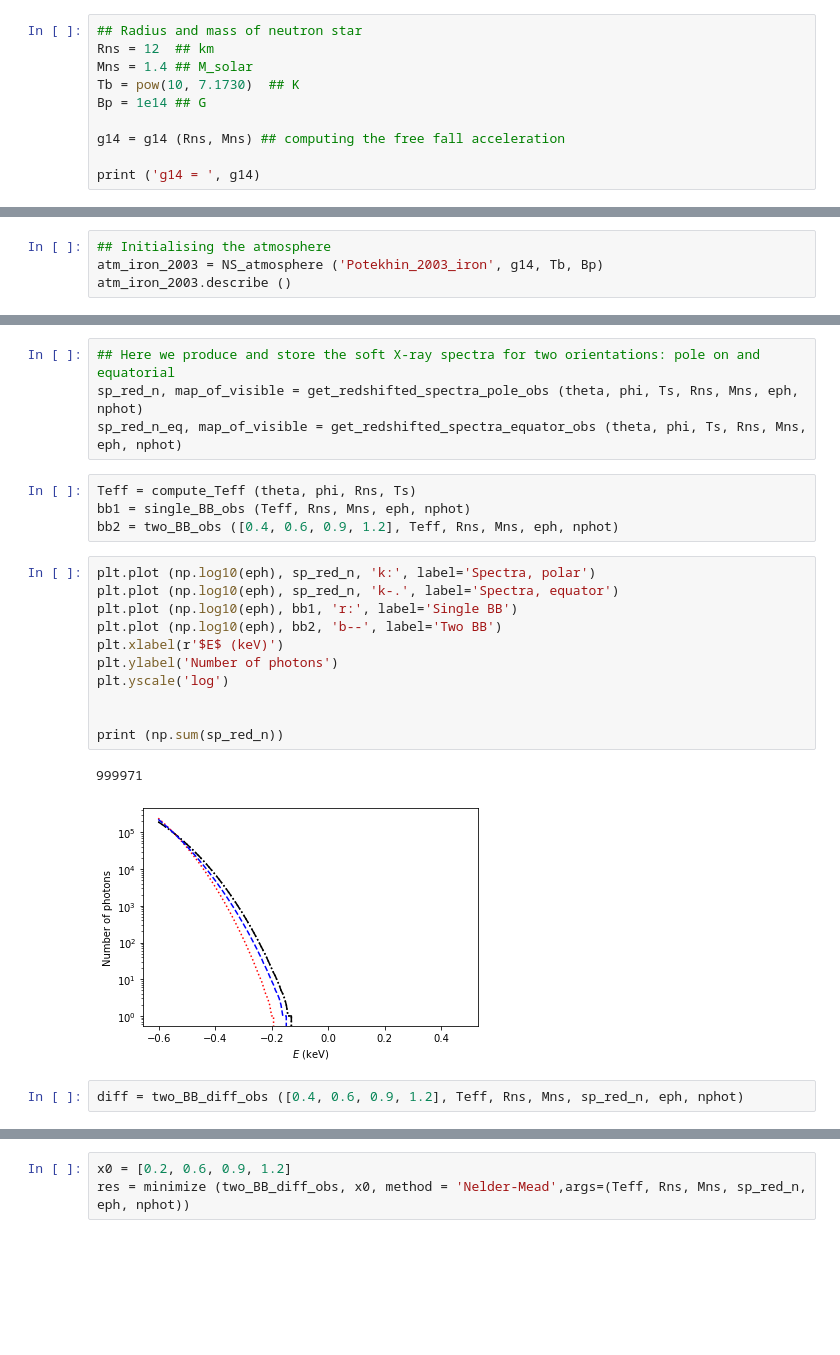
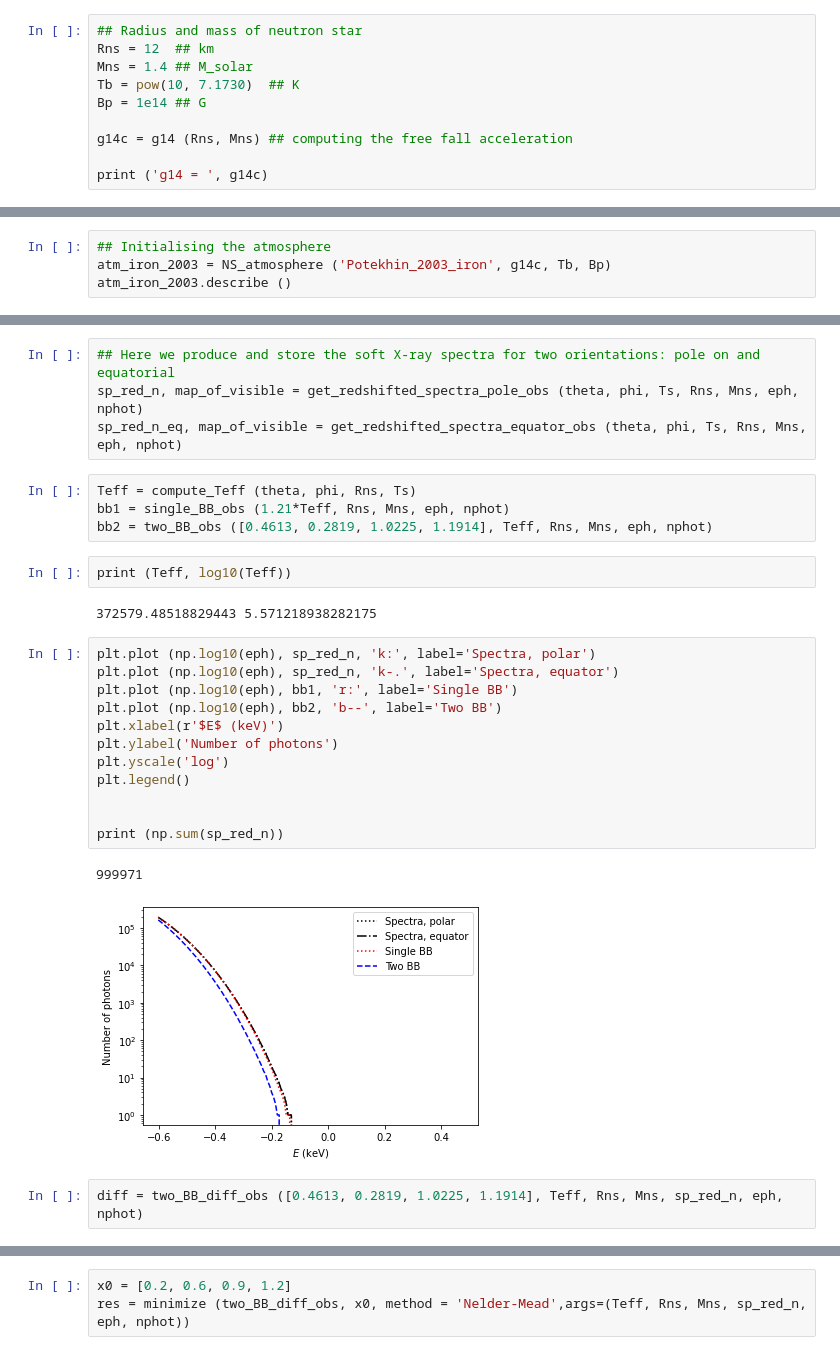
Before and after one commit to ignotur/magpies, a Jupyter notebook: examples/Fit_spectra_limited_photon_count.ipynb, the cells around one changed output, grey strips where cells are left out. Saved outputs shown, nothing was run; the diff lists cells and outputs as text; blank space fills up the shorter version.

```diff
--- a/examples/Fit_spectra_limited_photon_count.ipynb
+++ b/examples/Fit_spectra_limited_photon_count.ipynb
@@ -15,14 +15,14 @@ Mns = 1.4 ## M_solar
 Tb = pow(10, 7.1730)  ## K
 Bp = 1e14 ## G
 
-g14 = g14 (Rns, Mns) ## computing the free fall acceleration
+g14c = g14 (Rns, Mns) ## computing the free fall acceleration
 
-print ('g14 = ', g14)
+print ('g14 = ', g14c)
 # %% [output]
 g14 =  1.6054273795798544
 # %%
 ## Initialising the atmosphere
-atm_iron_2003 = NS_atmosphere ('Potekhin_2003_iron', g14, Tb, Bp)
+atm_iron_2003 = NS_atmosphere ('Potekhin_2003_iron', g14c, Tb, Bp)
 atm_iron_2003.describe ()
 # %% [output]
 Surface temperatures for magnetised envelope of NS
@@ -44,24 +51,29 @@ sp_red_n, map_of_visible = get_redshifted_spectra_pole_obs (theta, phi, Ts, Rns,
 sp_red_n_eq, map_of_visible = get_redshifted_spectra_equator_obs (theta, phi, Ts, Rns, Mns, eph, nphot)
 # %%
 Teff = compute_Teff (theta, phi, Rns, Ts)
-bb1 = single_BB_obs (Teff, Rns, Mns, eph, nphot)
-bb2 = two_BB_obs ([0.4, 0.6, 0.9, 1.2], Teff, Rns, Mns, eph, nphot)
+bb1 = single_BB_obs (1.21*Teff, Rns, Mns, eph, nphot)
+bb2 = two_BB_obs ([0.4613, 0.2819, 1.0225, 1.1914], Teff, Rns, Mns, eph, nphot)
+# %%
+print (Teff, log10(Teff))
+# %% [output]
+372579.48518829443 5.571218938282175
 # %%
 plt.plot (np.log10(eph), sp_red_n, 'k:', label='Spectra, polar')
 plt.plot (np.log10(eph), sp_red_n, 'k-.', label='Spectra, equator')
 plt.plot (np.log10(eph), bb1, 'r:', label='Single BB')
 plt.plot (np.log10(eph), bb2, 'b--', label='Two BB')
 plt.xlabel(r'$E$ (keV)')
 plt.ylabel('Number of photons')
 plt.yscale('log')
+plt.legend()
 
 
 print (np.sum(sp_red_n))
 # %% [output]
 999971
-[figure, old version]
+[figure, new version]
 # %%
-diff = two_BB_diff_obs ([0.4, 0.6, 0.9, 1.2], Teff, Rns, Mns, sp_red_n, eph, nphot)
+diff = two_BB_diff_obs ([0.4613, 0.2819, 1.0225, 1.1914], Teff, Rns, Mns, sp_red_n, eph, nphot)
 # %%
 print (diff)
 # %% [output]
```
Also changed, not shown: parts of 7 cells of this notebook, 9 other files.
